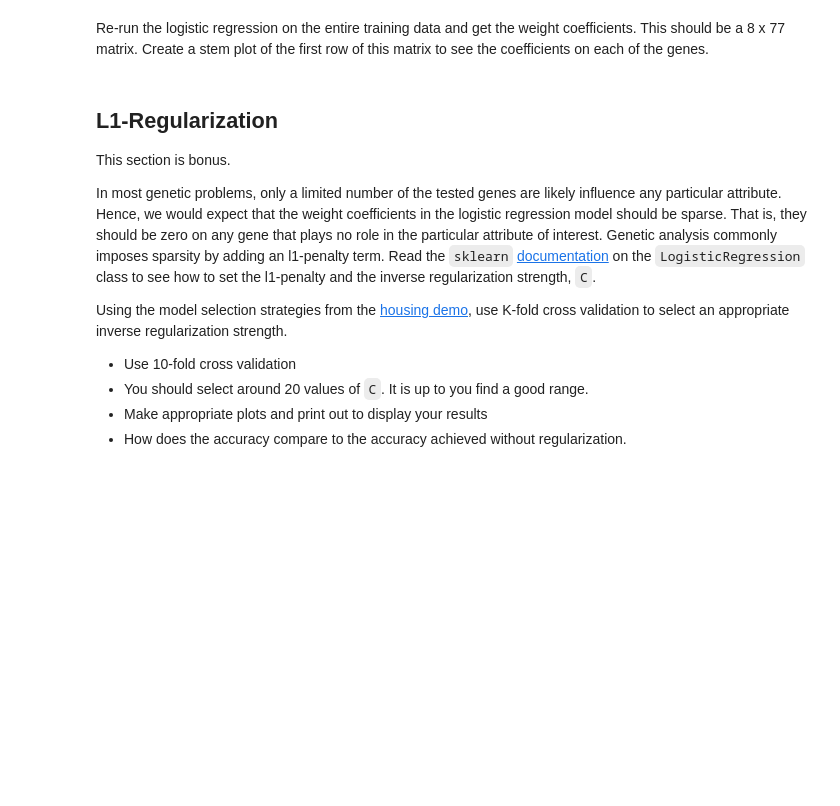
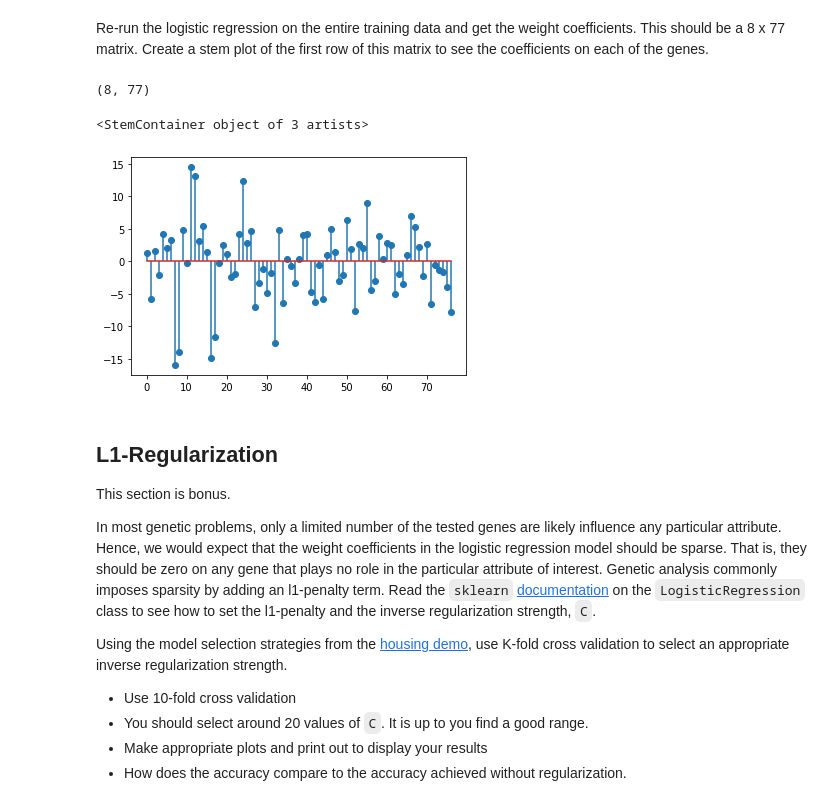
Before and after one commit to 1mgroot/MachineLearning, a Jupyter notebook: unit06_logistic/lab_gene_partial.ipynb, the cells around one changed output. Saved outputs shown, nothing was run; the diff lists cells and outputs as text; code cells hidden in the pictures; blank space fills up the shorter version.

```diff
--- a/unit06_logistic/lab_gene_partial.ipynb
+++ b/unit06_logistic/lab_gene_partial.ipynb
@@ -144,6 +144,7 @@ Create a stem plot of the coefficients, `W` in the logistic regression model.  J
 # TODO 9
 W = logreg.coef_
 W = W.reshape([W.size])
+W = W.ravel()
 print(W)
 plt.stem(W,use_line_collection=True)
 # %% [output]
@@ -171,0 +171,22 @@ You should see that `W[i]` is very large for a few components `i`.  These are th
+# %%
+from numpy.ma.core import argmax
+# TODO 10
+temp = W
+max1 = 0
+max2 = 0
+for i in range(len(temp)):
+  if temp[i] > max1:
+    max1 = temp[i];
+    largestI = i
+
+temp = np.delete(temp,largestI)
+
+for j in range(len(temp)):
+  if temp[j] > max2:
+    max2 = temp[j];
+    secondLargestI = j
+
+# largestI = argmax(W)
+
+print("Largest components is", xnames[largestI] )
+print("Second Largest component is", xnames[secondLargestI])
@@ -189,0 +264,5 @@ Now use the response variable in `df1['class']`.  This has 8 possible classes.
+# %%
+# TODO 12
+#   y = ...
+temp,y = np.unique(df1['class'].values,return_inverse=True)
+print(y)
@@ -207,3 +330,15 @@ Re-run the logistic regression on the entire training data and get the weight co
+# %%
+# TODO 14
+logreg.fit(Xtr1, ytr)
+W = logreg.coef_
+# W = W.reshape([W.size])/
+# W = W.ravel()
+print(W.shape)
+plt.stem(W[0],use_line_collection=True)
+# %% [output]
+(8, 77)
+<StemContainer object of 3 artists>
+[figure, added]
 # %% [markdown]
 ## L1-Regularization
 
```
Also changed, not shown: parts of 9 cells of this notebook.
